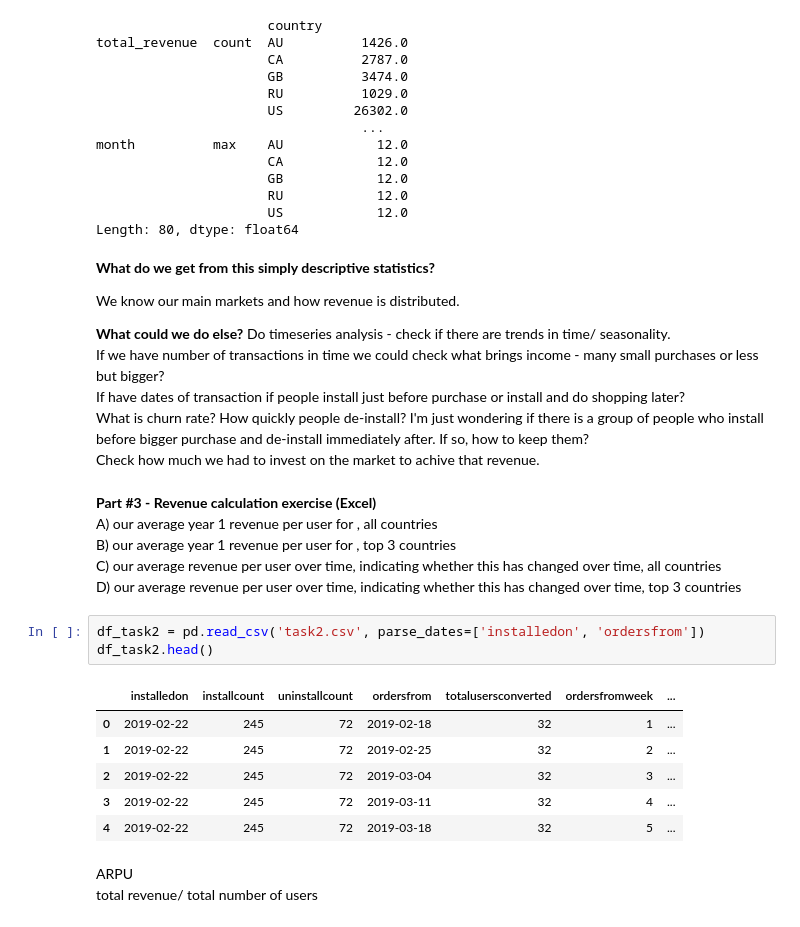
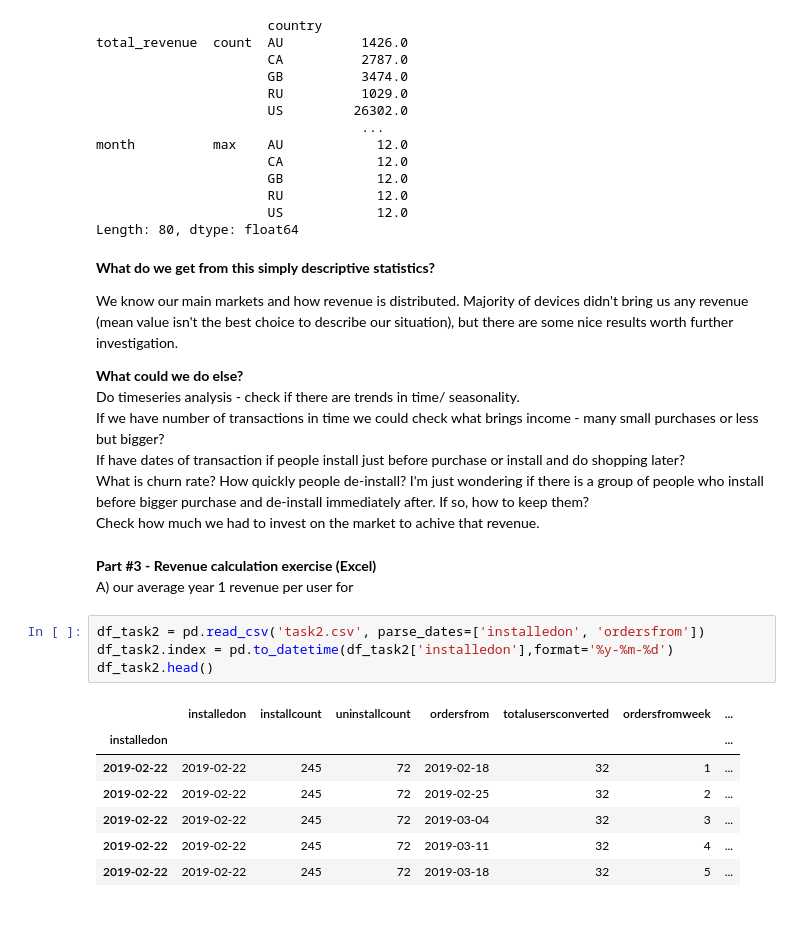
Before and after one commit to OlaKozak/CF, a Jupyter notebook: CF_v1.ipynb, the cells around one changed output. Drawn from its saved outputs; the diff is of its cells as text.

```diff
--- a/CF_v1.ipynb
+++ b/CF_v1.ipynb
@@ -132,30 +132,26 @@ Length: 80, dtype: float64
 # %% [markdown]
 **What do we get from this simply descriptive statistics?**
 
-We know our main markets and how revenue is distributed.<br>
+We know our main markets and how revenue is distributed. Majority of devices didn't bring us any revenue (mean value isn't the best choice to describe our situation), but there are some nice results worth further investigation.<br>
 
-**What could we do else?**
+**What could we do else?** <br>
 Do timeseries analysis - check if there are trends in time/ seasonality. <br>
 If we have number of transactions in time we could check what brings income - many small purchases or less but bigger? <br>
 If have dates of transaction if people install just before purchase or install and do shopping later? <br>
 What is churn rate? How quickly people de-install? I'm just wondering if there is a group of people who install before bigger purchase and de-install immediately after. If so, how to keep them? <br>
 Check how much we had to invest on the market to achive that revenue. <br>
-# %% [markdown]
-**Part #3 - Revenue calculation exercise (Excel)<br>**
-A) our average year 1 revenue per user for , all countries<br>
-B) our average year 1 revenue per user for , top 3 countries <br>
-C) our average revenue per user over time, indicating whether this has changed over time, all countries <br>
-D) our average revenue per user over time, indicating whether this has changed over time, top 3 countries
+# %% [markdown]
+**Part #3 - Revenue calculation exercise (Excel)<br>**
+A) our average year 1 revenue per user for <br>
 # %%
 df_task2 = pd.read_csv('task2.csv', parse_dates=['installedon', 'ordersfrom'])
+df_task2.index = pd.to_datetime(df_task2['installedon'],format='%y-%m-%d')
 df_task2.head()
 # %% [output]
 |  | installedon | installcount | uninstallcount | ordersfrom | totalusersconverted | ordersfromweek | ... |
-| 0 | 2019-02-22 | 245 | 72 | 2019-02-18 | 32 | 1 | ... |
-| 1 | 2019-02-22 | 245 | 72 | 2019-02-25 | 32 | 2 | ... |
-| 2 | 2019-02-22 | 245 | 72 | 2019-03-04 | 32 | 3 | ... |
-| 3 | 2019-02-22 | 245 | 72 | 2019-03-11 | 32 | 4 | ... |
-| 4 | 2019-02-22 | 245 | 72 | 2019-03-18 | 32 | 5 | ... |
+| installedon |  |  |  |  |  |  | ... |
+| 2019-02-22 | 2019-02-22 | 245 | 72 | 2019-02-18 | 32 | 1 | ... |
+| 2019-02-22 | 2019-02-22 | 245 | 72 | 2019-02-25 | 32 | 2 | ... |
+| 2019-02-22 | 2019-02-22 | 245 | 72 | 2019-03-04 | 32 | 3 | ... |
+| 2019-02-22 | 2019-02-22 | 245 | 72 | 2019-03-11 | 32 | 4 | ... |
+| 2019-02-22 | 2019-02-22 | 245 | 72 | 2019-03-18 | 32 | 5 | ... |
-# %% [markdown]
-ARPU <br>
-total revenue/ total number of users
```
Also changed, not shown: parts of 16 cells of this notebook.
